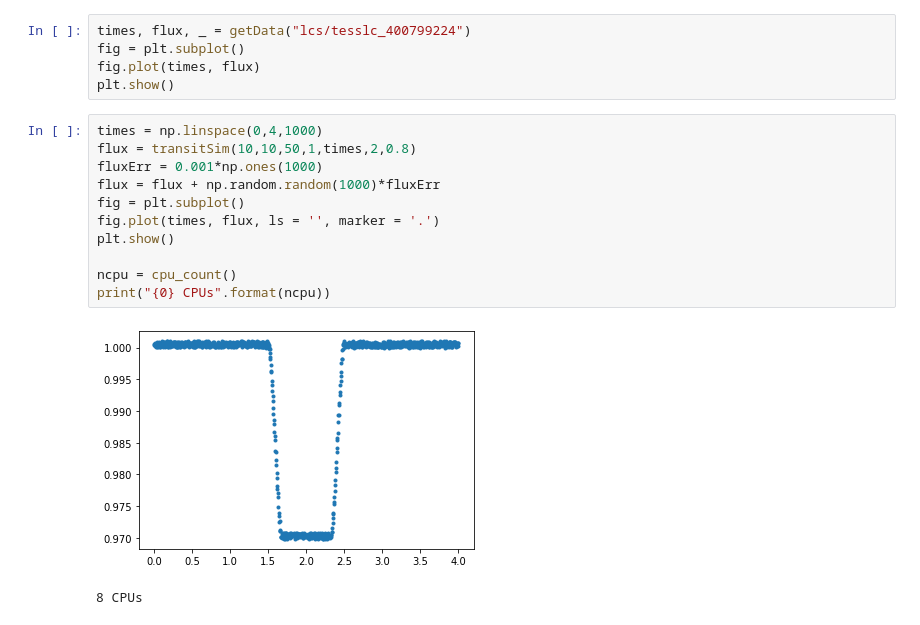
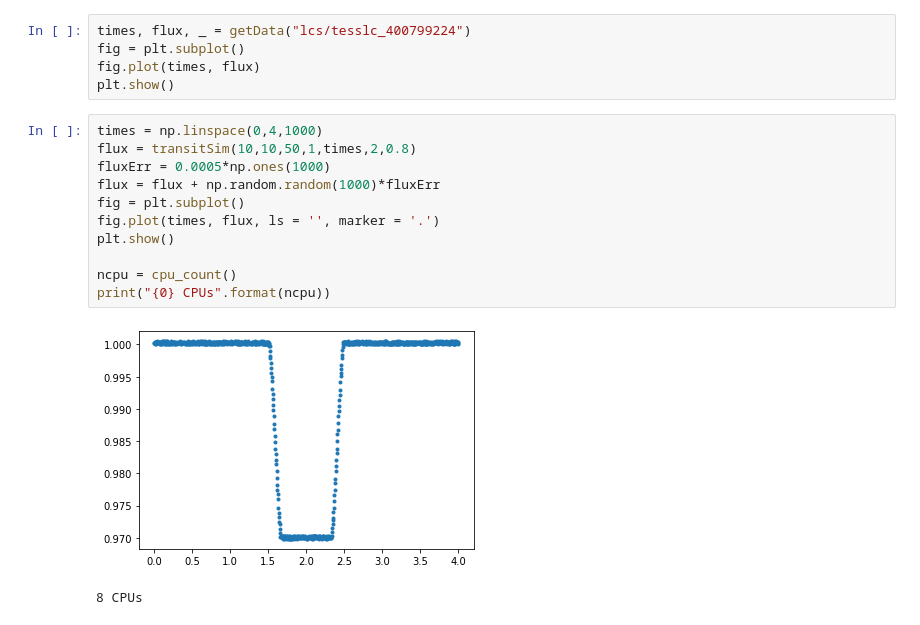
Before and after one commit to joshua-bromley/mcmcSampler, a Jupyter notebook: sampler.ipynb, the cells around one changed output. Saved outputs shown, nothing was run; the diff lists cells and outputs as text.

```diff
--- a/sampler.ipynb
+++ b/sampler.ipynb
@@ -166,15 +166,15 @@ plt.show()
 # %%
 times = np.linspace(0,4,1000)
 flux = transitSim(10,10,50,1,times,2,0.8)
-fluxErr = 0.001*np.ones(1000)
+fluxErr = 0.0005*np.ones(1000)
 flux = flux + np.random.random(1000)*fluxErr
 fig = plt.subplot()
 fig.plot(times, flux, ls = '', marker = '.')
 plt.show()
 
 ncpu = cpu_count()
 print("{0} CPUs".format(ncpu))
 # %% [output]
-[figure, old version]
+[figure, new version]
 8 CPUs
 # %%
```
Also changed, not shown: parts of 4 cells of this notebook.
